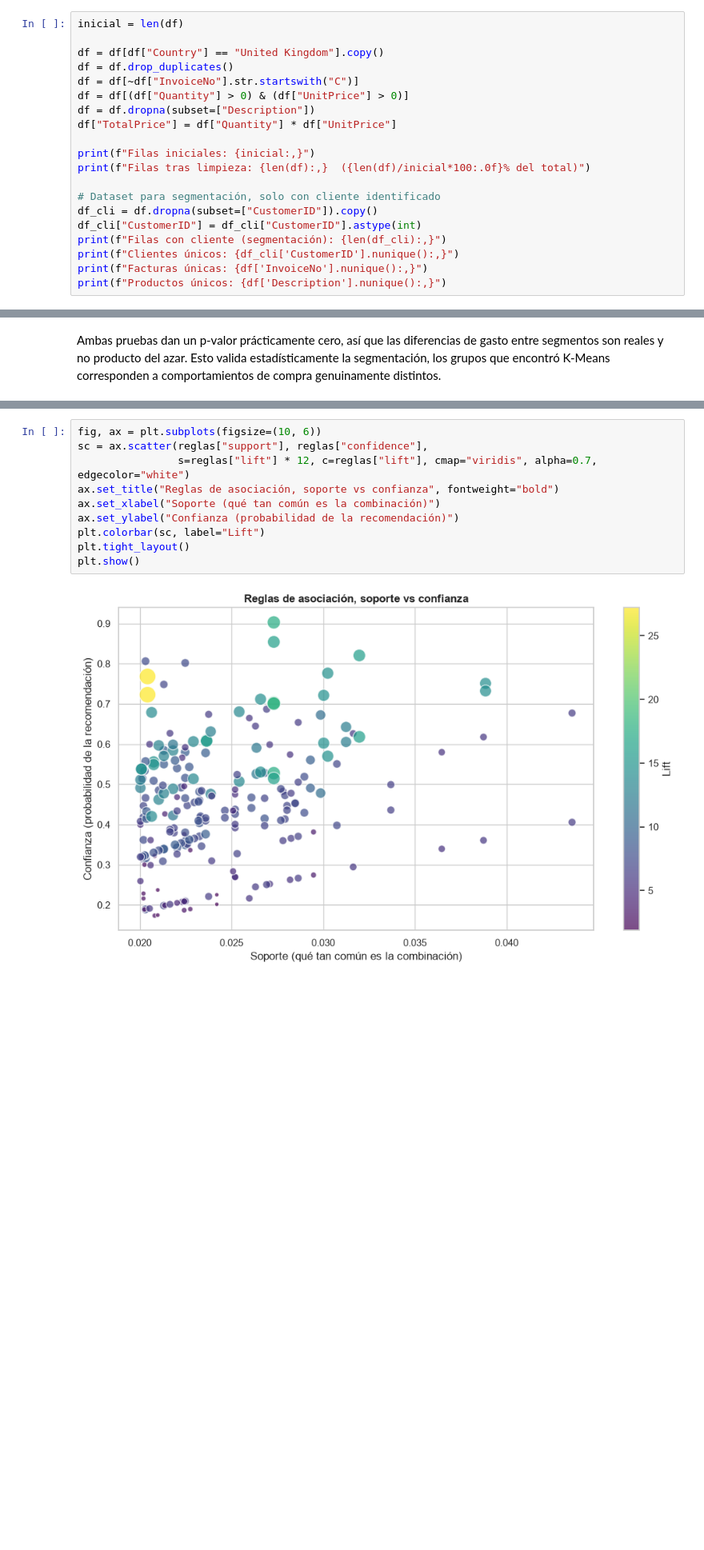
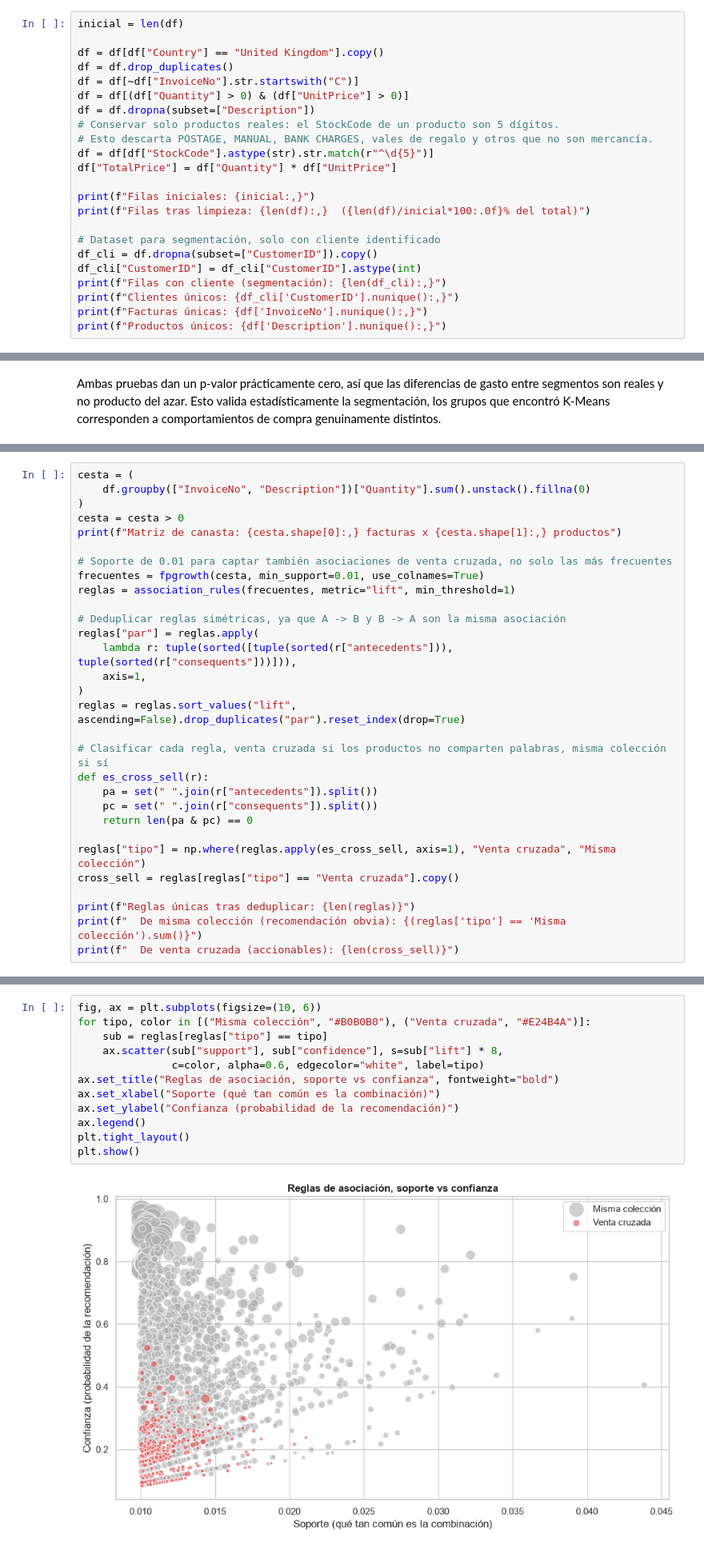
Before and after one commit to JLosada-Dev/estadistica-especializacion, a Jupyter notebook: notebooks/06-retail-analisis-completo.ipynb, the cells around one changed output, grey strips where cells are left out. Shown at 80% size. Drawn from its saved outputs; the diff is of its cells as text; blank space fills up the shorter version.

```diff
--- a/notebooks/06-retail-analisis-completo.ipynb
+++ b/notebooks/06-retail-analisis-completo.ipynb
@@ -131,6 +134,9 @@ df = df.drop_duplicates()
 df = df[~df["InvoiceNo"].str.startswith("C")]
 df = df[(df["Quantity"] > 0) & (df["UnitPrice"] > 0)]
 df = df.dropna(subset=["Description"])
+# Conservar solo productos reales: el StockCode de un producto son 5 dígitos.
+# Esto descarta POSTAGE, MANUAL, BANK CHARGES, vales de regalo y otros que no son mercancía.
+df = df[df["StockCode"].astype(str).str.match(r"^\d{5}")]
 df["TotalPrice"] = df["Quantity"] * df["UnitPrice"]
 
 print(f"Filas iniciales: {inicial:,}")
@@ -565,0 +870,30 @@ Reglas con lift mayor a 1: 218
+# %%
+cesta = (
+    df.groupby(["InvoiceNo", "Description"])["Quantity"].sum().unstack().fillna(0)
+)
+cesta = cesta > 0
+print(f"Matriz de canasta: {cesta.shape[0]:,} facturas x {cesta.shape[1]:,} productos")
+
+# Soporte de 0.01 para captar también asociaciones de venta cruzada, no solo las más frecuentes
+frecuentes = fpgrowth(cesta, min_support=0.01, use_colnames=True)
+reglas = association_rules(frecuentes, metric="lift", min_threshold=1)
+
+# Deduplicar reglas simétricas, ya que A -> B y B -> A son la misma asociación
+reglas["par"] = reglas.apply(
+    lambda r: tuple(sorted([tuple(sorted(r["antecedents"])), tuple(sorted(r["consequents"]))])),
+    axis=1,
+)
+reglas = reglas.sort_values("lift", ascending=False).drop_duplicates("par").reset_index(drop=True)
+
+# Clasificar cada regla, venta cruzada si los productos no comparten palabras, misma colección si sí
+def es_cross_sell(r):
+    pa = set(" ".join(r["antecedents"]).split())
+    pc = set(" ".join(r["consequents"]).split())
+    return len(pa & pc) == 0
+
+reglas["tipo"] = np.where(reglas.apply(es_cross_sell, axis=1), "Venta cruzada", "Misma colección")
+cross_sell = reglas[reglas["tipo"] == "Venta cruzada"].copy()
+
+print(f"Reglas únicas tras deduplicar: {len(reglas)}")
+print(f"  De misma colección (recomendación obvia): {(reglas['tipo'] == 'Misma colección').sum()}")
+print(f"  De venta cruzada (accionables): {len(cross_sell)}")
@@ -589,13 +930,15 @@ Esto se traduce en acciones concretas. Estos productos se pueden ofrecer empaque
 # %%
 fig, ax = plt.subplots(figsize=(10, 6))
-sc = ax.scatter(reglas["support"], reglas["confidence"],
-                s=reglas["lift"] * 12, c=reglas["lift"], cmap="viridis", alpha=0.7, edgecolor="white")
+for tipo, color in [("Misma colección", "#B0B0B0"), ("Venta cruzada", "#E24B4A")]:
+    sub = reglas[reglas["tipo"] == tipo]
+    ax.scatter(sub["support"], sub["confidence"], s=sub["lift"] * 8,
+               c=color, alpha=0.6, edgecolor="white", label=tipo)
 ax.set_title("Reglas de asociación, soporte vs confianza", fontweight="bold")
 ax.set_xlabel("Soporte (qué tan común es la combinación)")
 ax.set_ylabel("Confianza (probabilidad de la recomendación)")
-plt.colorbar(sc, label="Lift")
+ax.legend()
 plt.tight_layout()
 plt.show()
 # %% [output]
-[figure, old version]
+[figure, new version]
 # %% [markdown]
```
Also changed, not shown: parts of 49 cells of this notebook, 1 other file.
